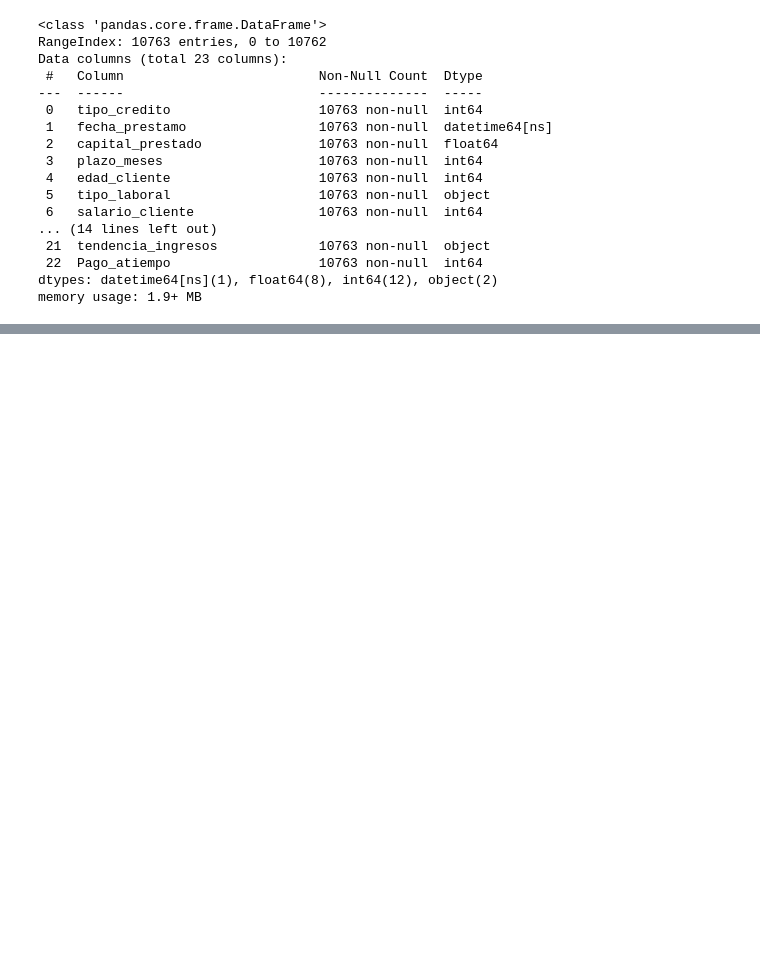
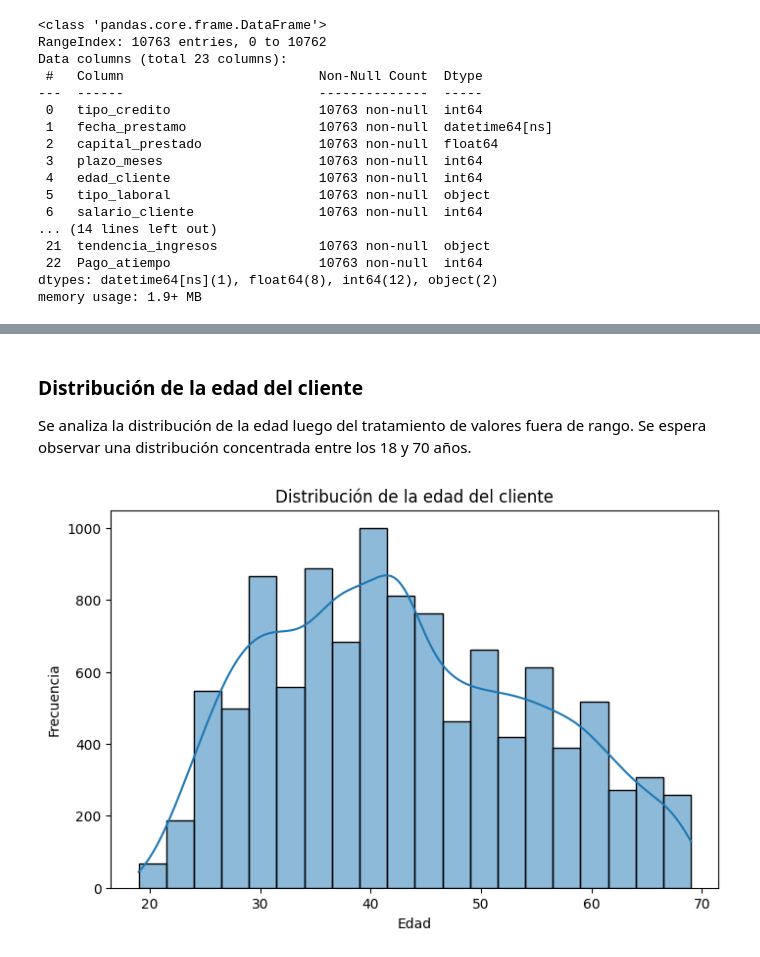
Before and after one commit to JoseMontoya21/PI_M5, a Jupyter notebook: src/comprension_eda.ipynb, the cells around one changed output, grey strips where cells are left out. Drawn from its saved outputs; the diff is of its cells as text; code cells hidden in the pictures; blank space fills up the shorter version.

Commit message:
EDA: limpieza de outliers, imputaciones y visualizaciones univariadas

```diff
--- a/src/comprension_eda.ipynb
+++ b/src/comprension_eda.ipynb
@@ -478,0 +709,7 @@ memory usage: 1.9+ MB
+# %%
+# Límite superior (cap) al percentil 99
+p99_total_otros = df["total_otros_prestamos"].quantile(0.99)
+df["total_otros_prestamos"] = df["total_otros_prestamos"].clip(upper=p99_total_otros)
+
+# Transformación logarítmica
+df["total_otros_prestamos_log"] = np.log1p(df["total_otros_prestamos"])
@@ -478,0 +769,6 @@ memory usage: 1.9+ MB
+# %%
+# Convertir valores negativos a nulo
+df.loc[df["puntaje"] < 0, "puntaje"] = np.nan
+
+# Imputar con la mediana (valor dominante)
+df["puntaje"] = df["puntaje"].fillna(df["puntaje"].median())
@@ -478,0 +811,4 @@ memory usage: 1.9+ MB
+# %%
+# Cap al percentil 99
+p99_creditos = df["cant_creditosvigentes"].quantile(0.99)
+df["cant_creditosvigentes"] = df["cant_creditosvigentes"].clip(upper=p99_creditos)
@@ -478,0 +837,21 @@ memory usage: 1.9+ MB
+# %%
+cols_drop = [
+    "fecha_prestamo",
+    "puntaje"
+]
+
+df = df.drop(columns=cols_drop)
+# %% [markdown]
+### Distribución de la edad del cliente
+
+Se analiza la distribución de la edad luego del tratamiento de valores fuera de rango.
+Se espera observar una distribución concentrada entre los 18 y 70 años.
+# %%
+plt.figure(figsize=(8,5))
+sns.histplot(df["edad_cliente"], bins=20, kde=True)
+plt.title("Distribución de la edad del cliente")
+plt.xlabel("Edad")
+plt.ylabel("Frecuencia")
+plt.show()
+# %% [output]
+[figure, added]
```
Also changed, not shown: parts of 68 cells of this notebook.
